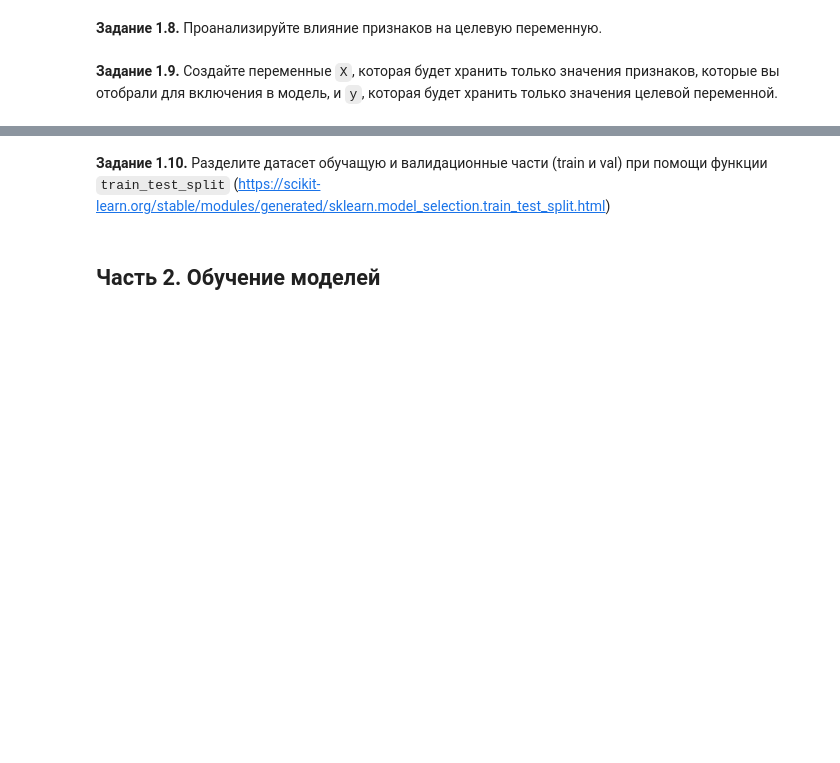
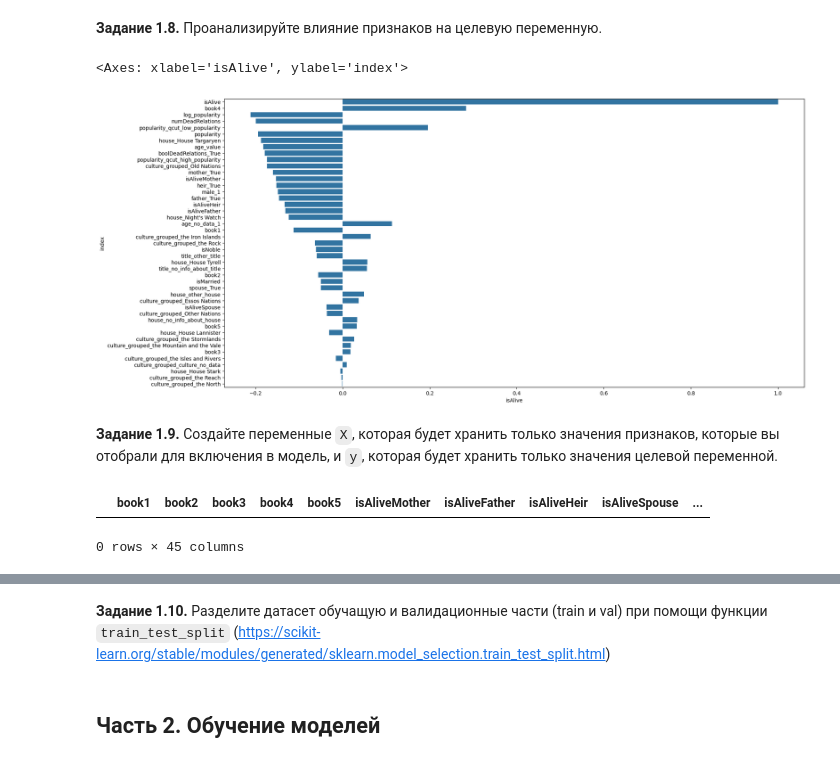
Before and after one commit to nikitakv1-gif/DLS_first_semestr, a Jupyter notebook: week_01_ml_intro/Homework/hw_1_game_of_thrones.ipynb, the cells around one changed output, grey strips where cells are left out. Drawn from its saved outputs; the diff is of its cells as text; code cells hidden in the pictures; blank space fills up the shorter version.

```diff
--- a/week_01_ml_intro/Homework/hw_1_game_of_thrones.ipynb
+++ b/week_01_ml_intro/Homework/hw_1_game_of_thrones.ipynb
@@ -530,0 +553,9 @@ dtype: int64
+# %%
+from sklearn.preprocessing import OneHotEncoder
+
+# Делаю drop_first так как будем использовать линейную модель и если этого не сделать, то мы получим ловушку фиктивных переменных
+ohe = OneHotEncoder(drop = 'first', handle_unknown='ignore', sparse_output = False).fit(data[obj_col])
+# %%
+ohe_dt = pd.DataFrame(ohe.transform(data[obj_col]), columns = ohe.get_feature_names_out())
+ohe_dt.index = ohe_dt.index + 1
+ohe_dt
@@ -530,0 +576,5 @@ dtype: int64
+# %%
+#Склеиваем данные после ohe
+data = data.drop(columns = obj_col)
+data = pd.concat([data, ohe_dt], axis = 1)
+data
@@ -531,2 +595,9 @@ dtype: int64
+# %%
+#Считаем корреляции
+corr_data = data.corr().loc['isAlive', :].reset_index()
+#Добавляем колонку с корреляцией по модулю, чтобы использовать ее для сортировки
+corr_data['abs_isAlive'] = corr_data['isAlive'].abs()
+#Сохраняем порядок категорий, которые будем использовать для сортировки
+order = list(corr_data.sort_values(by = 'abs_isAlive', ascending = False)['index'])
 # %% [markdown]
 **Задание 1.8.** Проанализируйте влияние признаков на целевую переменную.
@@ -535,2 +604,12 @@ dtype: int64
+# %%
+#Выведем граффик корреляций для целевой переменной, на первой строке корреляция переменной с собой, поэтому туда не смотрим
+
+height = 20
+width = 10
+fig, ax = plt.subplots(figsize=(height,width))
+sns.barplot(data = data.corr().loc['isAlive', :].reset_index(), x = 'isAlive', y = 'index', order = order, ax = ax)
+# %% [output]
+<Axes: xlabel='isAlive', ylabel='index'>
+[figure, added]
 # %% [markdown]
 **Задание 1.9.** Создайте переменные `X`, которая будет хранить только значения признаков, которые вы отобрали для включения в модель, и `y`, которая будет хранить только значения целевой переменной.
@@ -539,0 +616,7 @@ y = # ...
+# %%
+#isMarried и spouse_True
+display(data[data['isMarried'] != data['spouse_True']])
+#Две колонки полностью повторяют друг друга
+# %% [output]
+|  | book1 | book2 | book3 | book4 | book5 | isAliveMother | isAliveFather | isAliveHeir | isAliveSpouse | ... |
+0 rows × 45 columns
```
Also changed, not shown: parts of 29 cells of this notebook.
